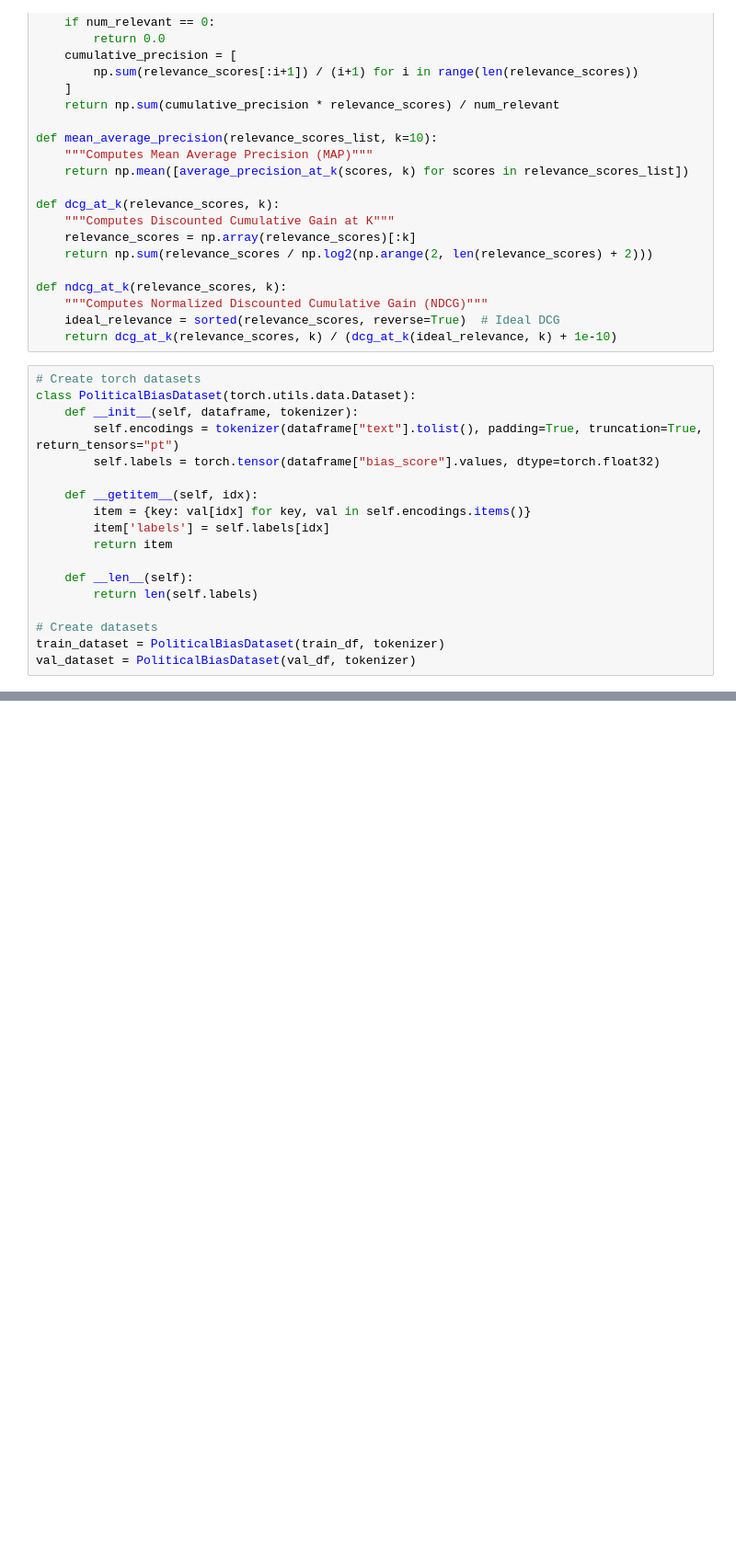
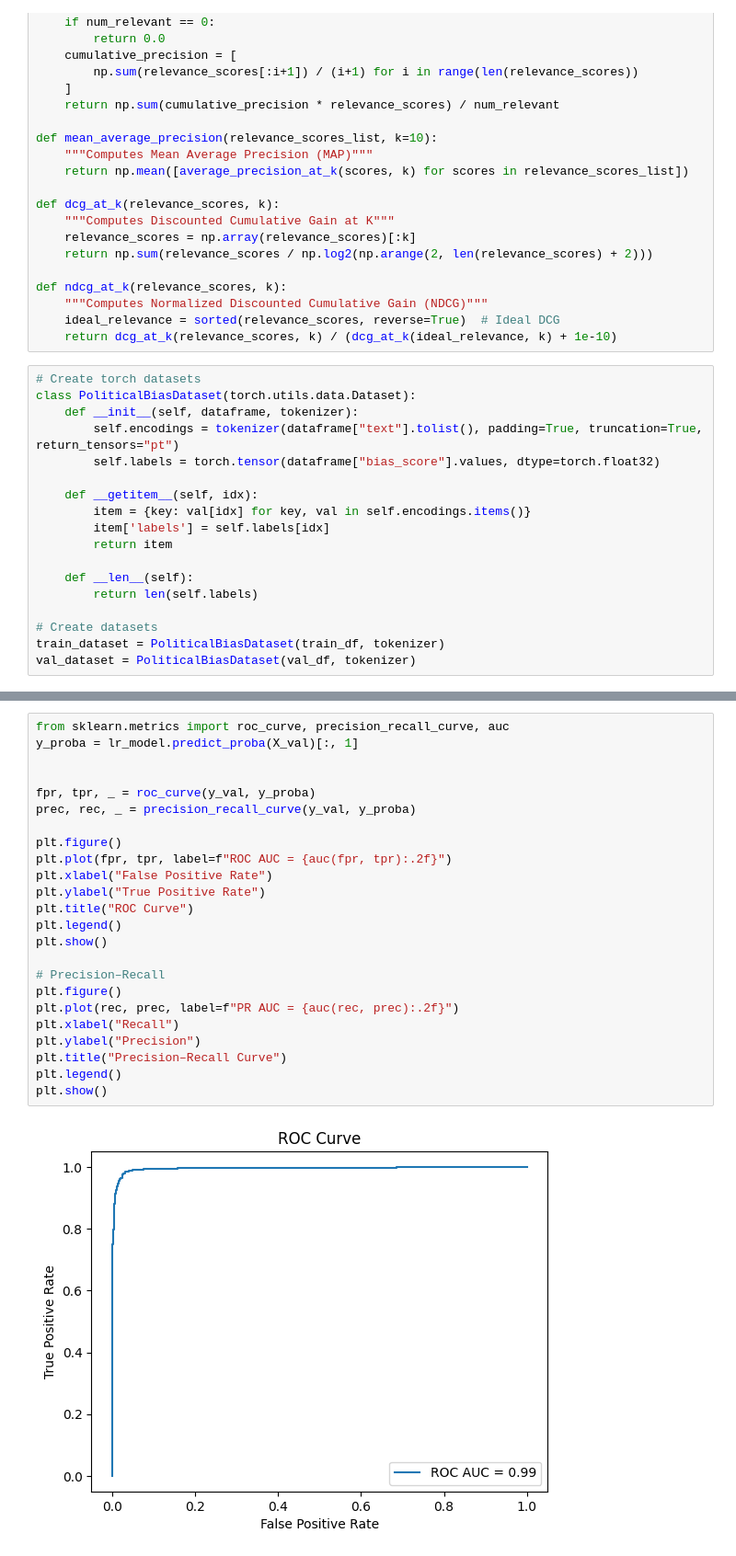
Before and after one commit to lmethratta/Poliscope, a Jupyter notebook: model.ipynb, the cells around one changed output, grey strips where cells are left out. Shown: that part at 92% size. Saved outputs shown, nothing was run; the diff lists cells and outputs as text; blank space fills up the shorter version.

Commit message:
Added some graphs

```diff
--- a/model.ipynb
+++ b/model.ipynb
@@ -526,0 +526,26 @@ Rank BM25       Bias       Final      Text Excerpt
+# %%
+from sklearn.metrics import roc_curve, precision_recall_curve, auc
+y_proba = lr_model.predict_proba(X_val)[:, 1]
+
+
+fpr, tpr, _ = roc_curve(y_val, y_proba)
+prec, rec, _ = precision_recall_curve(y_val, y_proba)
+
+plt.figure()
+plt.plot(fpr, tpr, label=f"ROC AUC = {auc(fpr, tpr):.2f}")
+plt.xlabel("False Positive Rate")
+plt.ylabel("True Positive Rate")
+plt.title("ROC Curve")
+plt.legend()
+plt.show()
+
+# Precision–Recall
+plt.figure()
+plt.plot(rec, prec, label=f"PR AUC = {auc(rec, prec):.2f}")
+plt.xlabel("Recall")
+plt.ylabel("Precision")
+plt.title("Precision–Recall Curve")
+plt.legend()
+plt.show()
+# %% [output]
+[figure, added]
```
Also changed, not shown: parts of 19 cells of this notebook.
